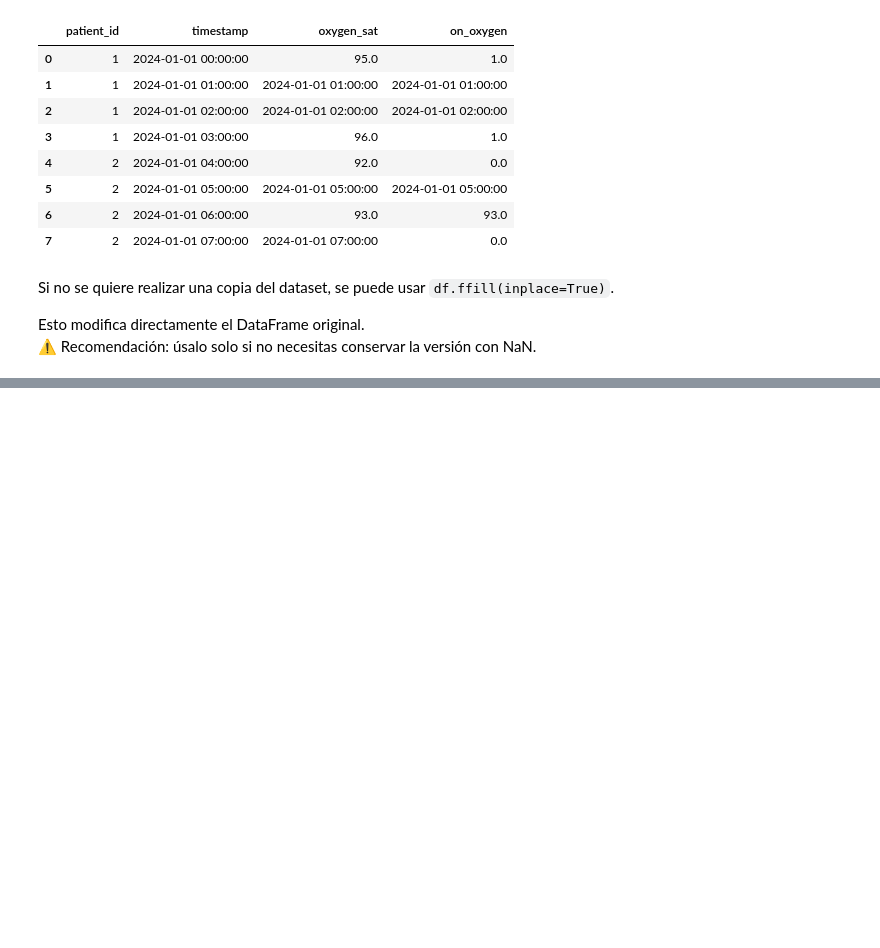
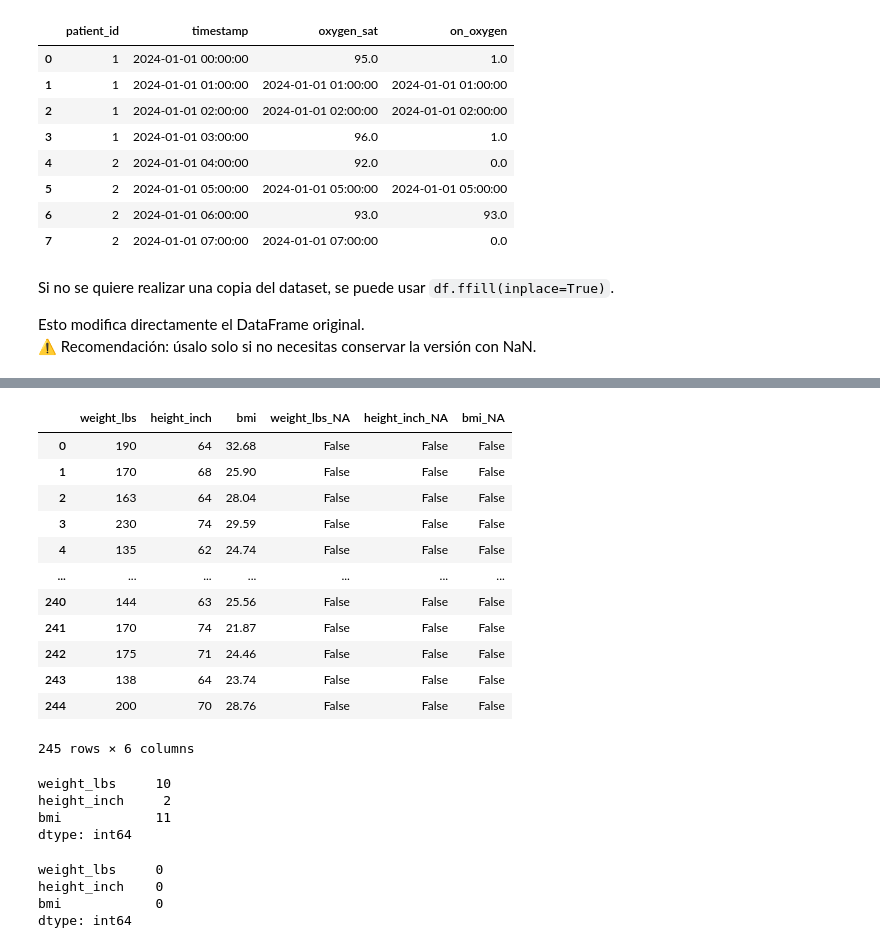
Before and after one commit to PedroRgz/Curso-Manejo-de-datos-faltantes, a Jupyter notebook: Manejo de datos faltantes - Exploración.ipynb, the cells around one changed output, grey strips where cells are left out. Cells and saved outputs as stored; diff of their text form; code cells hidden in the pictures; blank space fills up the shorter version.

```diff
--- a/Manejo de datos faltantes - Exploración.ipynb
+++ b/Manejo de datos faltantes - Exploración.ipynb
@@ -2659,0 +2739,50 @@ Esto modifica directamente el DataFrame original.
+# %%
+#Agregamos la máscara booleana de elementos faltantes
+df_risks = df_risks.missing.bind_shadow_matrix(
+    true_string=True,
+    false_string=False
+)
+df_risks
+# %% [output]
+|  | weight_lbs | height_inch | bmi | weight_lbs_NA | height_inch_NA | bmi_NA |
+| 0 | 190 | 64 | 32.68 | False | False | False |
+| 1 | 170 | 68 | 25.90 | False | False | False |
+| 2 | 163 | 64 | 28.04 | False | False | False |
+| 3 | 230 | 74 | 29.59 | False | False | False |
+| 4 | 135 | 62 | 24.74 | False | False | False |
+| ... | ... | ... | ... | ... | ... | ... |
+| 240 | 144 | 63 | 25.56 | False | False | False |
+| 241 | 170 | 74 | 21.87 | False | False | False |
+| 242 | 175 | 71 | 24.46 | False | False | False |
+| 243 | 138 | 64 | 23.74 | False | False | False |
+| 244 | 200 | 70 | 28.76 | False | False | False |
+245 rows × 6 columns
+# %%
+df_risks[[
+    "weight_lbs",
+    "height_inch",
+    "bmi"
+]].isna().sum()
+# %% [output]
+weight_lbs     10
+height_inch     2
+bmi            11
+dtype: int64
+# %%
+#Imputación con la media a través de lambda
+df_risks = df_risks.apply(
+    axis=0,
+    func=lambda column: column.fillna(column.mean()) if "_NA" not in column.name else column
+)
+
+#Conteo de valores faltantes posterior a la imputación
+df_risks[[
+    "weight_lbs",
+    "height_inch",
+    "bmi"
+]].isna().sum()
+# %% [output]
+weight_lbs     0
+height_inch    0
+bmi            0
+dtype: int64
```
Also changed, not shown: parts of 17 cells of this notebook.
